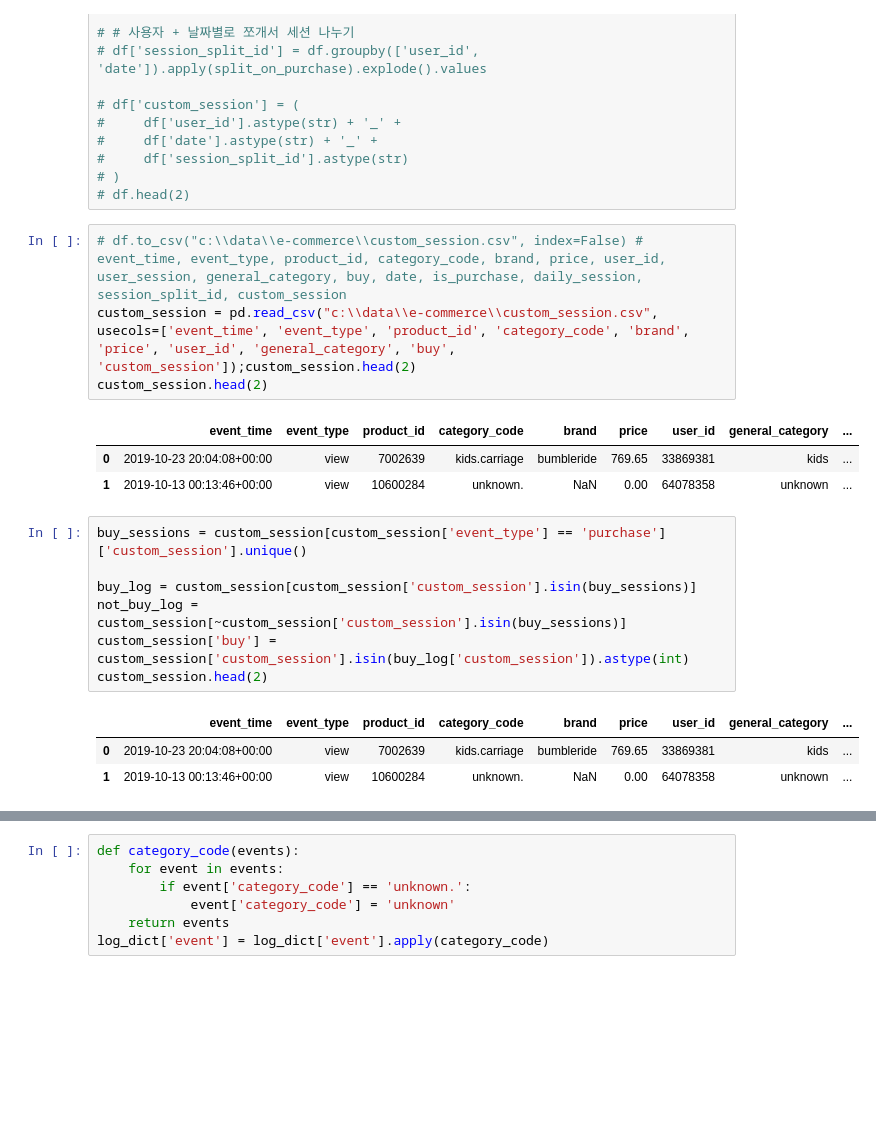
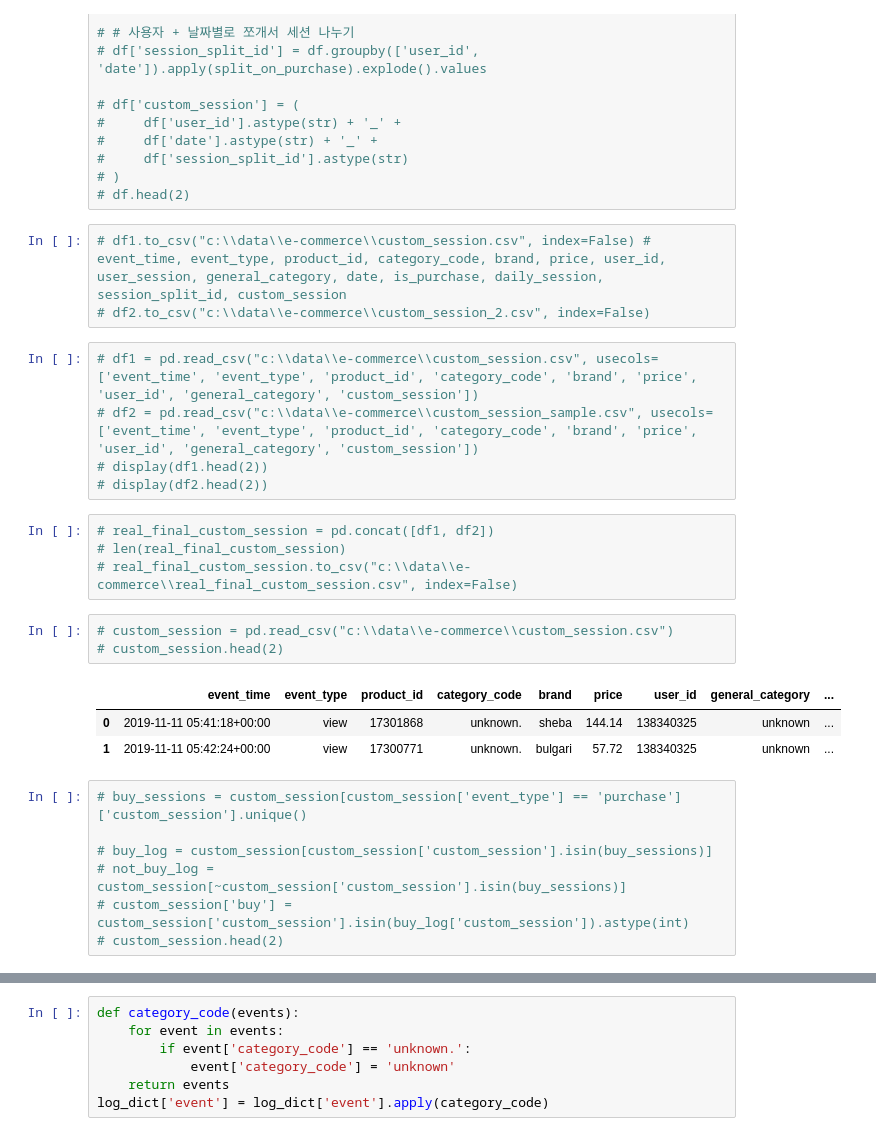
Before and after one commit to HyunsungRyu/Ecommerce_analysis, a Jupyter notebook: customer_modeling.ipynb, the cells around one changed output, grey strips where cells are left out. Saved outputs shown, nothing was run; the diff lists cells and outputs as text; blank space fills up the shorter version.

```diff
--- a/customer_modeling.ipynb
+++ b/customer_modeling.ipynb
@@ -56,22 +64,29 @@ import numpy as np
 #     df['session_split_id'].astype(str)
 # )
 # df.head(2)
+# %%
+# df1.to_csv("c:\\data\\e-commerce\\custom_session.csv", index=False) # event_time, event_type, product_id, category_code, brand, price, user_id, user_session, general_category, date, is_purchase, daily_session, session_split_id, custom_session
+# df2.to_csv("c:\\data\\e-commerce\\custom_session_2.csv", index=False)
+# %%
+# df1 = pd.read_csv("c:\\data\\e-commerce\\custom_session.csv", usecols=['event_time', 'event_type', 'product_id', 'category_code', 'brand', 'price', 'user_id', 'general_category', 'custom_session'])
+# df2 = pd.read_csv("c:\\data\\e-commerce\\custom_session_sample.csv", usecols=['event_time', 'event_type', 'product_id', 'category_code', 'brand', 'price', 'user_id', 'general_category', 'custom_session'])
+# display(df1.head(2))
+# display(df2.head(2))
+# %%
+# real_final_custom_session = pd.concat([df1, df2])
+# len(real_final_custom_session)
+# real_final_custom_session.to_csv("c:\\data\\e-commerce\\real_final_custom_session.csv", index=False)
 # %%
-# df.to_csv("c:\\data\\e-commerce\\custom_session.csv", index=False) # event_time, event_type, product_id, category_code, brand, price, user_id, user_session, general_category, buy, date, is_purchase, daily_session, session_split_id, custom_session
-custom_session = pd.read_csv("c:\\data\\e-commerce\\custom_session.csv", usecols=['event_time', 'event_type', 'product_id', 'category_code', 'brand', 'price', 'user_id', 'general_category', 'buy', 'custom_session']);custom_session.head(2)
-custom_session.head(2)
+# custom_session = pd.read_csv("c:\\data\\e-commerce\\custom_session.csv")
+# custom_session.head(2)
 # %% [output]
 |  | event_time | event_type | product_id | category_code | brand | price | user_id | general_category | ... |
-| 0 | 2019-10-23 20:04:08+00:00 | view | 7002639 | kids.carriage | bumbleride | 769.65 | 33869381 | kids | ... |
-| 1 | 2019-10-13 00:13:46+00:00 | view | 10600284 | unknown. | NaN | 0.00 | 64078358 | unknown | ... |
+| 0 | 2019-11-11 05:41:18+00:00 | view | 17301868 | unknown. | sheba | 144.14 | 138340325 | unknown | ... |
+| 1 | 2019-11-11 05:42:24+00:00 | view | 17300771 | unknown. | bulgari | 57.72 | 138340325 | unknown | ... |
 # %%
-buy_sessions = custom_session[custom_session['event_type'] == 'purchase']['custom_session'].unique()
+# buy_sessions = custom_session[custom_session['event_type'] == 'purchase']['custom_session'].unique()
 
-buy_log = custom_session[custom_session['custom_session'].isin(buy_sessions)]
-not_buy_log = custom_session[~custom_session['custom_session'].isin(buy_sessions)]
-custom_session['buy'] = custom_session['custom_session'].isin(buy_log['custom_session']).astype(int)
-custom_session.head(2)
+# buy_log = custom_session[custom_session['custom_session'].isin(buy_sessions)]
+# not_buy_log = custom_session[~custom_session['custom_session'].isin(buy_sessions)]
+# custom_session['buy'] = custom_session['custom_session'].isin(buy_log['custom_session']).astype(int)
+# custom_session.head(2)
-# %% [output]
-|  | event_time | event_type | product_id | category_code | brand | price | user_id | general_category | ... |
-| 0 | 2019-10-23 20:04:08+00:00 | view | 7002639 | kids.carriage | bumbleride | 769.65 | 33869381 | kids | ... |
-| 1 | 2019-10-13 00:13:46+00:00 | view | 10600284 | unknown. | NaN | 0.00 | 64078358 | unknown | ... |
```
Also changed, not shown: parts of 34 cells of this notebook, 2 other files.
